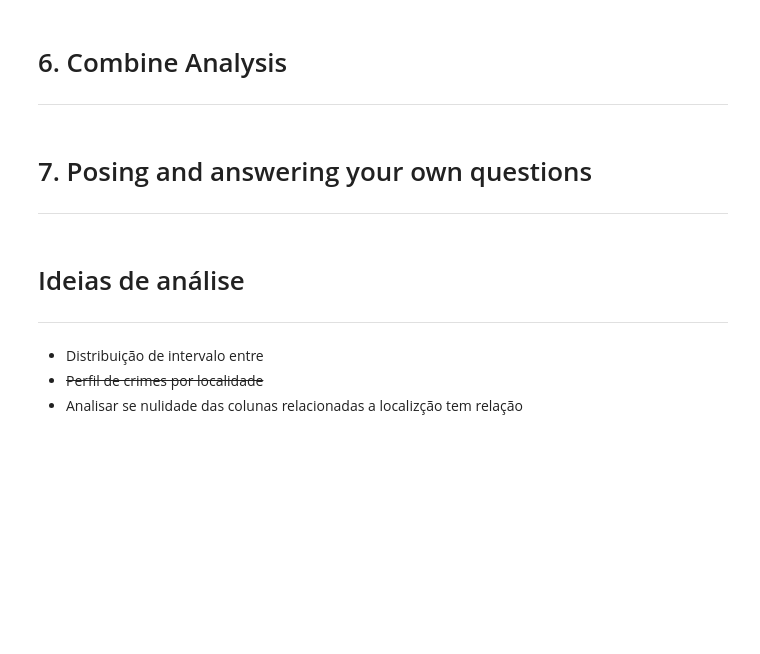
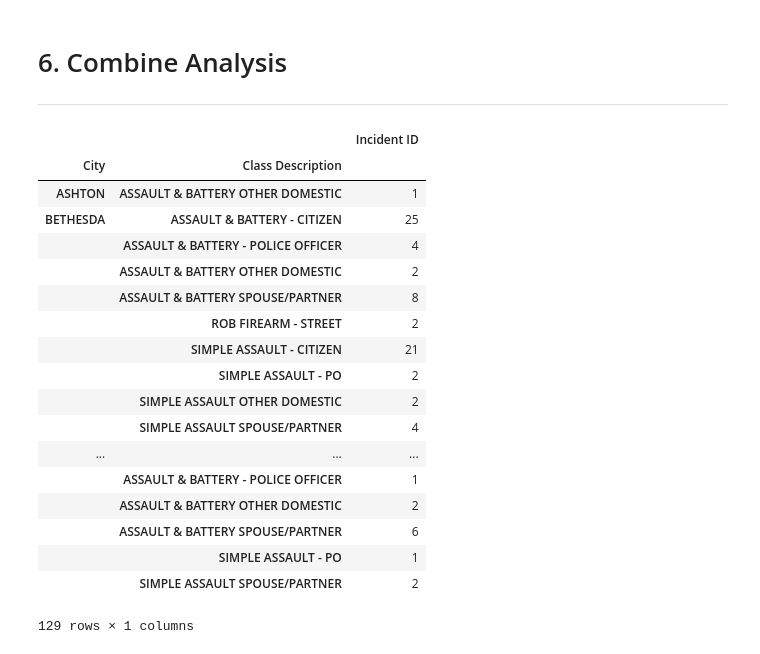
Before and after one commit to abugim/Minority-Report, a Jupyter notebook: Descrição Dataset.ipynb, the cells around one changed output. Drawn from its saved outputs; the diff is of its cells as text; code cells hidden in the pictures; blank space fills up the shorter version.

```diff
--- a/Descrição Dataset.ipynb
+++ b/Descrição Dataset.ipynb
@@ -304,0 +408,4 @@ Analyzing by city we can say that Silver Spring has the most crimes by far, whil
+# %%
+violent_pattern = ['WEAPON', 'ASSLT', 'ASSAULT', 'KNIFE', 'FIREARM', 'FIRE OTHER', 'HOMICIDE', 'RAPE', ]
+crimes_df['Violent'] = crimes_df['Class Description'].str.contains('|'.join(violent_pattern))
+crimes_df['Violent']
@@ -305,12 +489,33 @@ Analyzing by city we can say that Silver Spring has the most crimes by far, whil
 # %% [markdown]
 # 6. Combine Analysis
 ---
-# %% [markdown]
-# 7. Posing and answering your own questions
----
-# %% [markdown]
-# Ideias de análise
-***
- - Distribuição de intervalo entre
- - <strike>Perfil de crimes por localidade</strike>
- - Analisar se nulidade das colunas relacionadas a localizção tem relação
+# %%
+crimes_df['Dispatch Date / Time'] = pd.to_datetime(crimes_df['Dispatch Date / Time'])
+crimes_df['Hour'] = crimes_df['Dispatch Date / Time'].dt.hour
+most_common_violent_crimes = crimes_df[crimes_df['Violent']]['Class Description'].value_counts().index[0:10].tolist()
+most_common_non_violent_crimes = crimes_df[~crimes_df['Violent']]['Class Description'].value_counts().index[0:10].tolist()
+
+mcvc_df = crimes_df[crimes_df['Class Description'].isin(most_common_violent_crimes)]
+mcnvc_df = crimes_df[crimes_df['Class Description'].isin(most_common_non_violent_crimes)]
+# %%
+mcvc_df[['City', 'Class Description', 'Incident ID']].groupby(['City', 'Class Description']).count()
+# %% [output]
+|  |  | Incident ID |
+| City | Class Description |  |
+| ASHTON | ASSAULT & BATTERY OTHER DOMESTIC | 1 |
+| BETHESDA | ASSAULT & BATTERY - CITIZEN | 25 |
+|  | ASSAULT & BATTERY - POLICE OFFICER | 4 |
+|  | ASSAULT & BATTERY OTHER DOMESTIC | 2 |
+|  | ASSAULT & BATTERY SPOUSE/PARTNER | 8 |
+|  | ROB FIREARM - STREET | 2 |
+|  | SIMPLE ASSAULT - CITIZEN | 21 |
+|  | SIMPLE ASSAULT - PO | 2 |
+|  | SIMPLE ASSAULT OTHER DOMESTIC | 2 |
+|  | SIMPLE ASSAULT SPOUSE/PARTNER | 4 |
+| ... | ... | ... |
+|  | ASSAULT & BATTERY - POLICE OFFICER | 1 |
+|  | ASSAULT & BATTERY OTHER DOMESTIC | 2 |
+|  | ASSAULT & BATTERY SPOUSE/PARTNER | 6 |
+|  | SIMPLE ASSAULT - PO | 1 |
+|  | SIMPLE ASSAULT SPOUSE/PARTNER | 2 |
+129 rows × 1 columns
```
Also changed, not shown: parts of 20 cells of this notebook.
